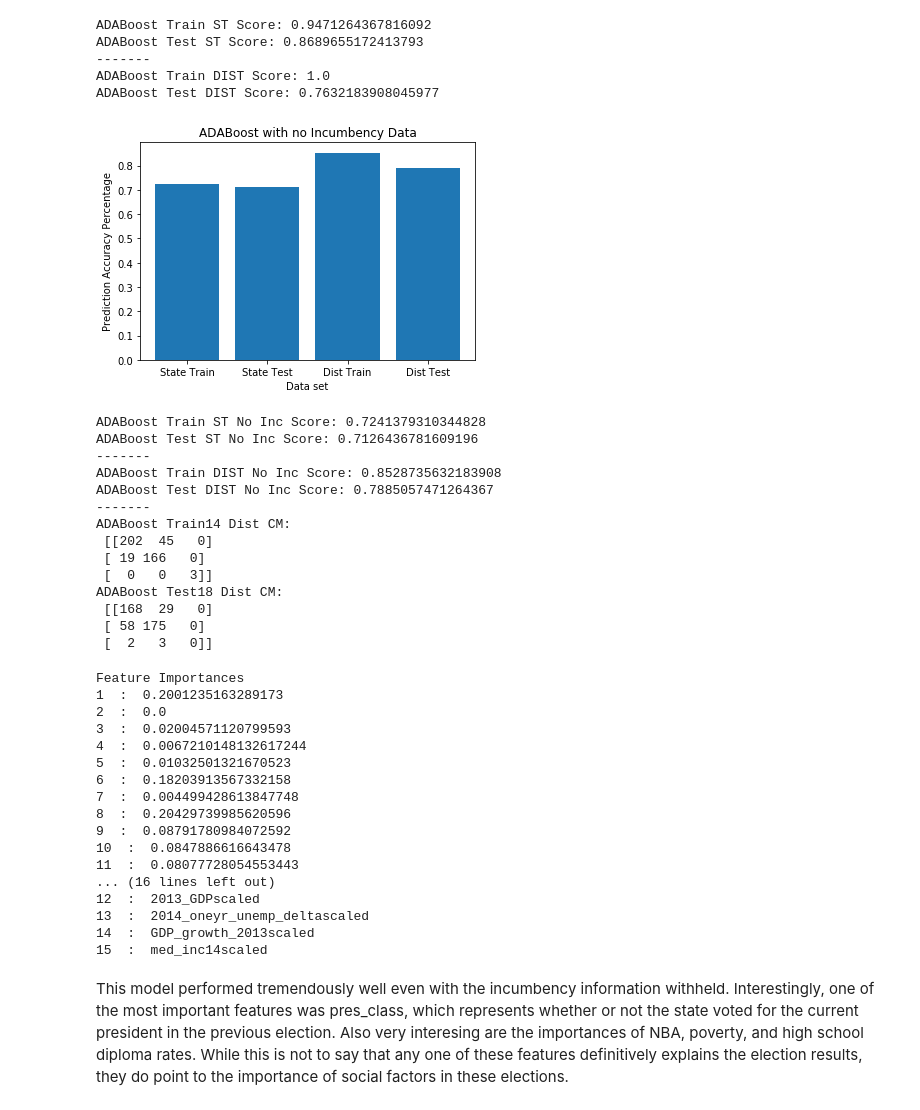
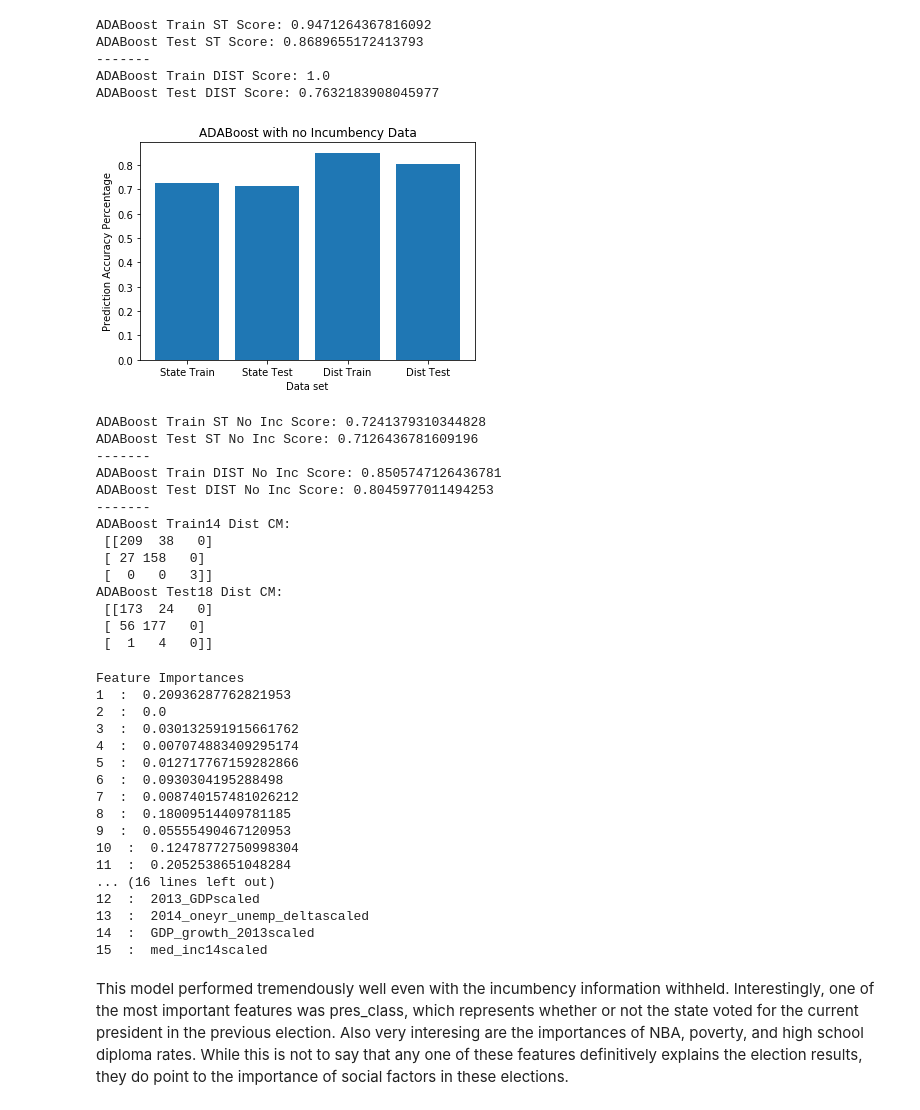
Before and after one commit to Abelay02/CS109a-Final-Project, a Jupyter notebook: Final Project Consolidated Code.ipynb, the cells around one changed output. Cells and saved outputs as stored; diff of their text form; code cells hidden in the pictures.

```diff
--- a/Final Project Consolidated Code.ipynb
+++ b/Final Project Consolidated Code.ipynb
@@ -1531,49 +1531,49 @@ ADABoost_test18_score_st_noinc = accuracy_score(model_frame18_y, random_forest_t
 
 ####### District
 ADABoost_dist_noinc = AdaBoostClassifier(base_estimator = DecisionTreeClassifier(max_depth = 3,max_features= 12, criterion ='entropy')
-                                         ,learning_rate = 0.066,n_estimators = 10)
+                                         ,learning_rate = 0.055,n_estimators = 10)
 ADABoost_dist_noinc.fit(model_frame14_dist_xs_noinc, model_frame14_y)
 
 ADABoost_train14_pred_dist_noinc = ADABoost_dist_noinc.predict(model_frame14_dist_xs_noinc)
 ADABoost_test18_pred_dist_noinc = ADABoost_dist_noinc.predict(model_frame18_dist_xs_noinc)
 
 ADABoost_train14_score_dist_noinc = accuracy_score(model_frame14_y, ADABoost_train14_pred_dist_noinc)
 ADABoost_test18_score_dist_noinc = accuracy_score(model_frame18_y, ADABoost_test18_pred_dist_noinc)
 
 ADABoost_CM_train14_dist_noinc = confusion_matrix(model_frame14_y, ADABoost_train14_pred_dist_noinc)
 ADABoost_CM_test18_dist18_noinc = confusion_matrix(model_frame18_y, ADABoost_test18_pred_dist_noinc)
 
 
 plt.bar(['State Train', 'State Test', 'Dist Train', 'Dist Test'],[ADABoost_train14_score_st_noinc,ADABoost_test18_score_st_noinc,ADABoost_train14_score_dist_noinc,ADABoost_test18_score_dist_noinc])
 plt.title('ADABoost with no Incumbency Data')
 plt.xlabel('Data set')
 plt.ylabel('Prediction Accuracy Percentage')
 plt.show()
 
 print("ADABoost Train ST No Inc Score: " + str(ADABoost_train14_score_st_noinc))
 print("ADABoost Test ST No Inc Score: " + str(ADABoost_test18_score_st_noinc))
 print("-------")
 print("ADABoost Train DIST No Inc Score: " + str(ADABoost_train14_score_dist_noinc))
 print("ADABoost Test DIST No Inc Score: " + str(ADABoost_test18_score_dist_noinc))
 print("-------")
 print("ADABoost Train14 Dist CM:\n", ADABoost_CM_train14_dist_noinc)
 print("ADABoost Test18 Dist CM:\n", ADABoost_CM_test18_dist18_noinc)
 # %% [output]
-[figure, old version]
+[figure, new version]
 ADABoost Train ST No Inc Score: 0.7241379310344828
 ADABoost Test ST No Inc Score: 0.7126436781609196
 -------
-ADABoost Train DIST No Inc Score: 0.8528735632183908
-ADABoost Test DIST No Inc Score: 0.7885057471264367
+ADABoost Train DIST No Inc Score: 0.8505747126436781
+ADABoost Test DIST No Inc Score: 0.8045977011494253
 -------
 ADABoost Train14 Dist CM:
- [[202  45   0]
- [ 19 166   0]
+ [[209  38   0]
+ [ 27 158   0]
  [  0   0   3]]
 ADABoost Test18 Dist CM:
- [[168  29   0]
- [ 58 175   0]
- [  2   3   0]]
+ [[173  24   0]
+ [ 56 177   0]
+ [  1   4   0]]
 # %%
 x = 1
 print("Feature Importances")
@@ -1587,17 +1587,17 @@ for i in model_frame14_dist_xs_noinc:
     x+=1
 # %% [output]
 Feature Importances
-1  :  0.2001235163289173
+1  :  0.20936287762821953
 2  :  0.0
-3  :  0.02004571120799593
-4  :  0.0067210148132617244
-5  :  0.01032501321670523
-6  :  0.18203913567332158
-7  :  0.004499428613847748
-8  :  0.20429739985620596
-9  :  0.08791780984072592
-10  :  0.0847886616643478
-11  :  0.08077728054553443
+3  :  0.030132591915661762
+4  :  0.007074883409295174
+5  :  0.012717767159282866
+6  :  0.0930304195288498
+7  :  0.008740157481026212
+8  :  0.18009514409781185
+9  :  0.05555490467120953
+10  :  0.12478772750998304
+11  :  0.2052538651048284
 ... (16 lines left out)
 12  :  2013_GDPscaled
 13  :  2014_oneyr_unemp_deltascaled
```
